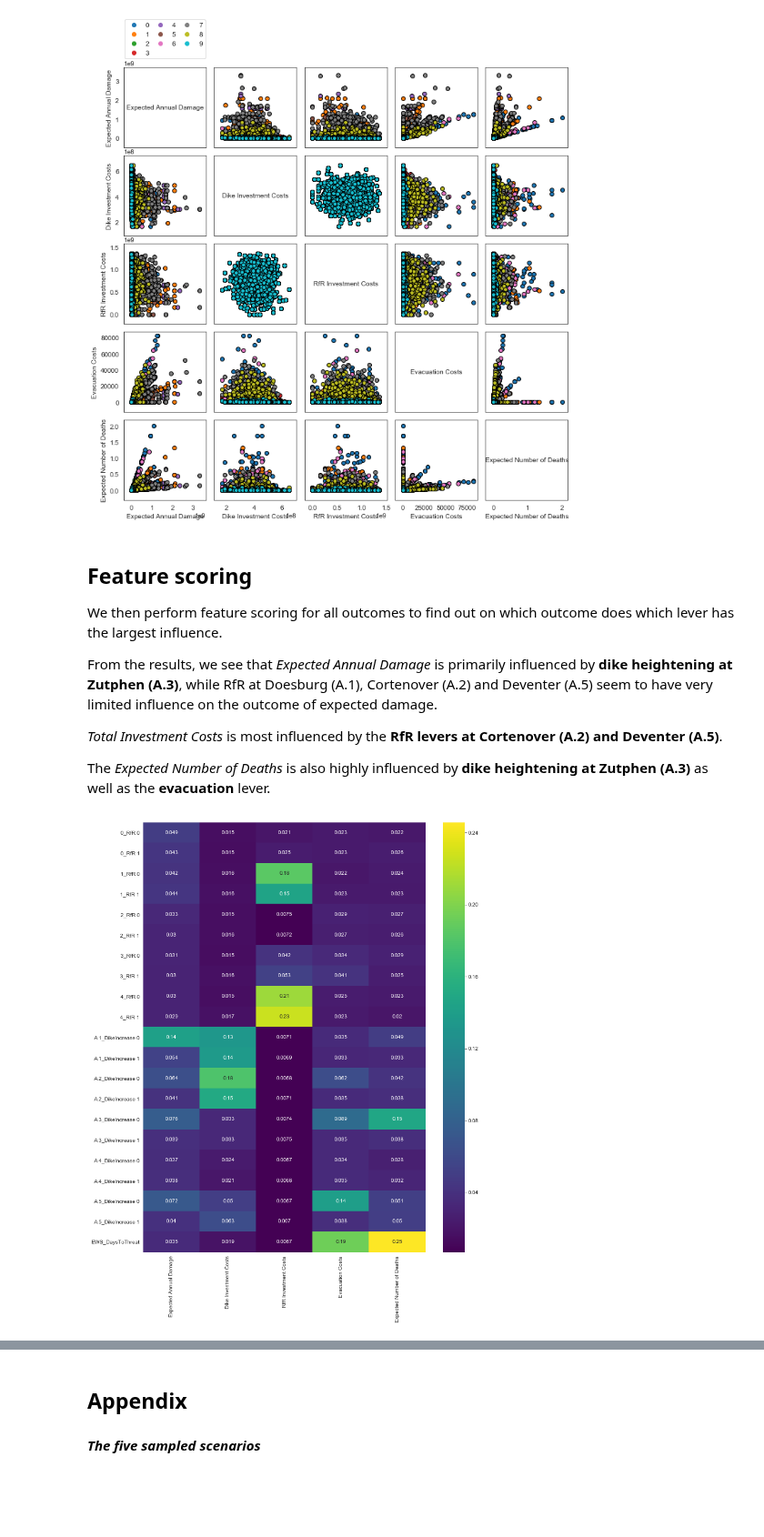
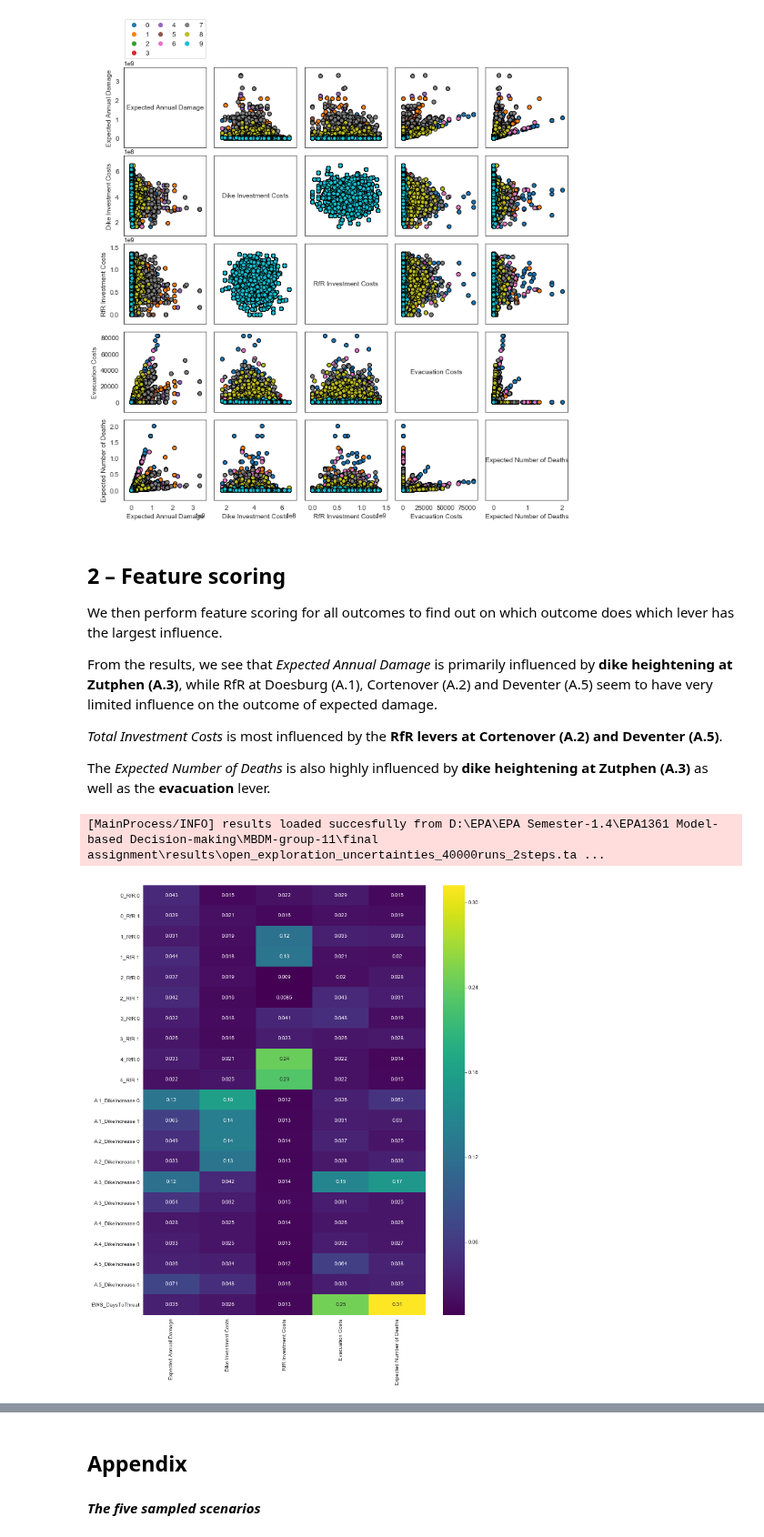
Before and after one commit to pdebiase/MBDM-group-11, a Jupyter notebook: final assignment/Open exploration Levers.ipynb, the cells around one changed output, grey strips where cells are left out. Shown at 91% size. Cells and saved outputs as stored; diff of their text form; code cells hidden in the pictures; blank space fills up the shorter version.

Commit message:
Finalised

```diff
--- a/final assignment/Open exploration Levers.ipynb
+++ b/final assignment/Open exploration Levers.ipynb
@@ -150,7 +165,7 @@ fig.set_size_inches([12, 12])
 [MainProcess/INFO] no time dimension found in results
 [figure]
 # %% [markdown]
-## Feature scoring
+## 2 – Feature scoring
 
 We then perform feature scoring for all outcomes to find out on which outcome does which lever has the largest influence.
 
@@ -159,13 +174,25 @@ From the results, we see that *Expected Annual Damage* is primarily influenced b
 *Total Investment Costs* is most influenced by the **RfR levers at Cortenover (A.2) and Deventer (A.5)**.
 
 The *Expected Number of Deaths* is also highly influenced by **dike heightening at Zutphen (A.3)** as well as the **evacuation** lever.
+# %%
+'''LOAD RESULTS FROM:
+#
+# with MultiprocessingEvaluator(dike_model) as evaluator:
+#     results = evaluator.perform_experiments(scenarios=200, policies=200) # using lhs sampling
+#
+'''
+results_200 = load_results('./results/open_exploration_uncertainties_40000runs_2steps.tar.gz')
+
+experiments_200, outcomes_200 = results_200
+# %% [output]
+[MainProcess/INFO] results loaded succesfully from D:\EPA\EPA Semester-1.4\EPA1361 Model-based Decision-making\MBDM-group-11\final assignment\results\open_exploration_uncertainties_40000runs_2steps.ta ...
 # %%
-x = experiments.drop(columns = [u.name for u in dike_model.uncertainties]+['policy', 'model'])
-y = outcomes
+x = experiments_200.drop(columns = [u.name for u in dike_model.uncertainties]+['policy', 'model'])
+y = outcomes_200
 
 fs = feature_scoring.get_feature_scores_all(x, y, mode=RuleInductionType.REGRESSION)
 plt.figure(figsize = (12,15))
 sns.heatmap(fs, cmap='viridis', annot=True)
 plt.show()
 # %% [output]
-[figure, old version]
+[figure, new version]
```
Also changed, not shown: parts of 44 cells of this notebook.
